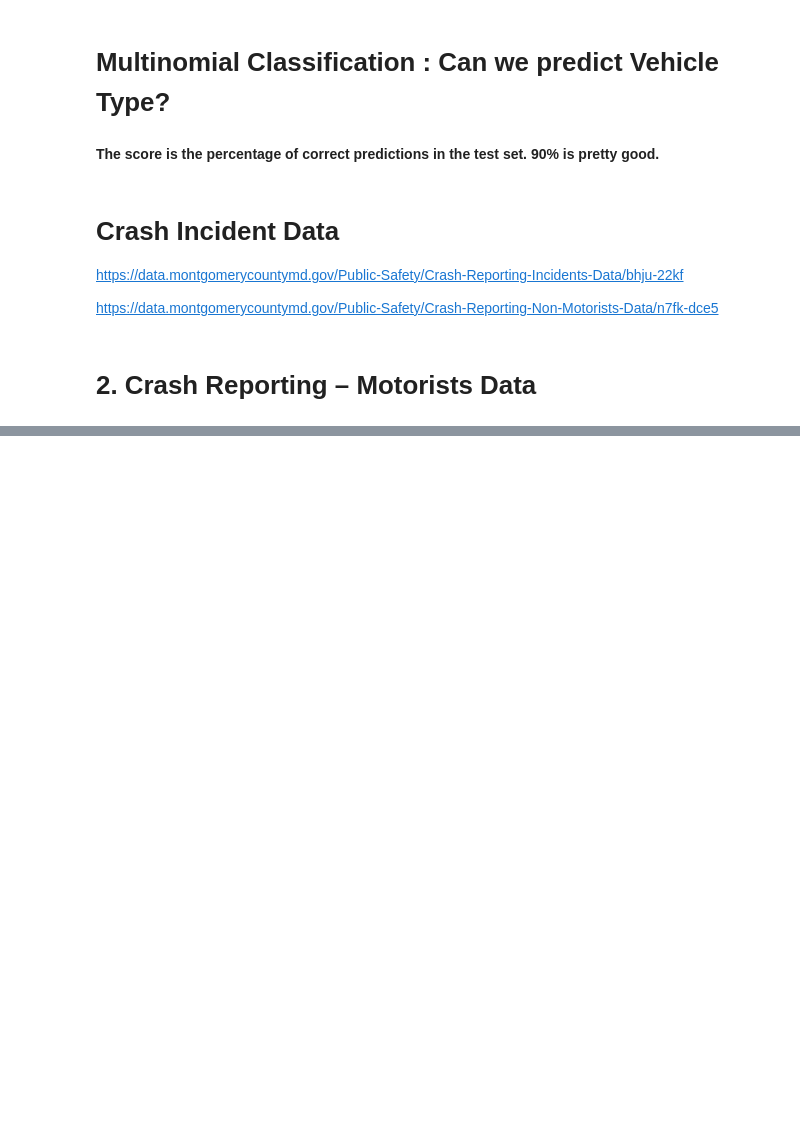
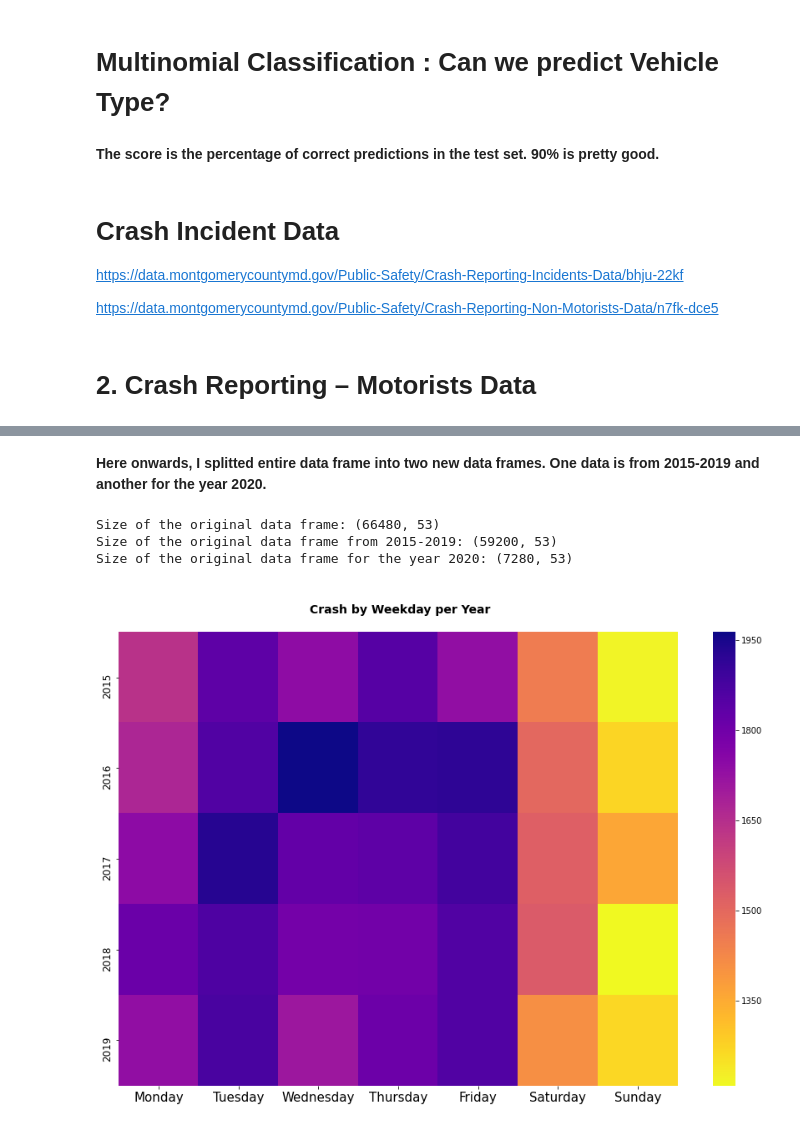
Before and after one commit to mnerolu/Data205, a Jupyter notebook: FINAL_CAPSTONE_PROJECT_Meena.ipynb, the cells around one changed output, grey strips where cells are left out. Saved outputs shown, nothing was run; the diff lists cells and outputs as text; code cells hidden in the pictures; blank space fills up the shorter version.

```diff
--- a/FINAL_CAPSTONE_PROJECT_Meena.ipynb
+++ b/FINAL_CAPSTONE_PROJECT_Meena.ipynb
@@ -738,0 +591,8 @@ CRI_features = useFeatures(CRI)
+# %%
+ # Replace all NaN's by 0
+#CRI_new = CRI_features.fillna(0)
+
+#Renaming the column and replacing
+CRI_new =  CRI_features.rename(columns={"AgencyName": "Agency"})
+CRI_new = CRI_new.replace({'Agency' : {'Montgomery County Police' : 'MCP', 'Rockville Police Departme' : 'RPD'}})
+CRI_new.head()
@@ -738,0 +626,40 @@ CRI_features = useFeatures(CRI)
+# %%
+#apply function
+CRI_new['Rush_time']= CRI_new['Rush_time'].apply(rushhour_CRI)
+# %%
+CRI_final = CRI_new.fillna(method='ffill')
+# %% [markdown]
+**Here onwards, I splitted entire data frame into two new data frames. One data is from 2015-2019 and another for the year 2020.**
+# %%
+CRI_is_2020 =CRI_final['year']==2020
+CRI_is_2019 = CRI_final['year'] != 2020
+#Creating Dataframe only for the year 2020
+CRI_final_2020 = CRI_final[CRI_is_2020]
+#Data from 2015- 2019
+CRI_final_2019 = CRI_final[CRI_is_2019]
+print("Size of the original data frame:",CRI_final.shape)
+print("Size of the original data frame from 2015-2019:", CRI_final_2019.shape)
+print("Size of the original data frame for the year 2020:", CRI_final_2020.shape)
+# %% [output]
+Size of the original data frame: (66480, 53)
+Size of the original data frame from 2015-2019: (59200, 53)
+Size of the original data frame for the year 2020: (7280, 53)
+# %%
+CRIweekday = ['Monday', 'Tuesday','Wednesday','Thursday', 'Friday', 'Saturday', 'Sunday']
+CRI_weekday = CRI_final_2019.groupby(['year', 'day']).size()
+#Reshape using unstack() function in Pandas python:
+CRI_weekday = CRI_weekday.rename_axis(['year', 'day'])\
+                               .unstack('day')\
+                               .reindex(columns=CRIweekday)
+plt.figure(figsize=(15,10))
+sns.heatmap(CRI_weekday, cmap='plasma_r')
+plt.title('\n Crash by Weekday per Year\n', fontsize=14, fontweight='bold')
+plt.xticks(fontsize=15)
+plt.yticks(fontsize=12)
+plt.xlabel('')
+plt.ylabel('')
+#plt.savefig('crashbyweekdayperyear.jpg')
+plt.show()
+#plt.savefig('images/CRIbyweekdayperyear.jpg')
+# %% [output]
+[figure, added]
```
Also changed, not shown: parts of 64 cells of this notebook.
